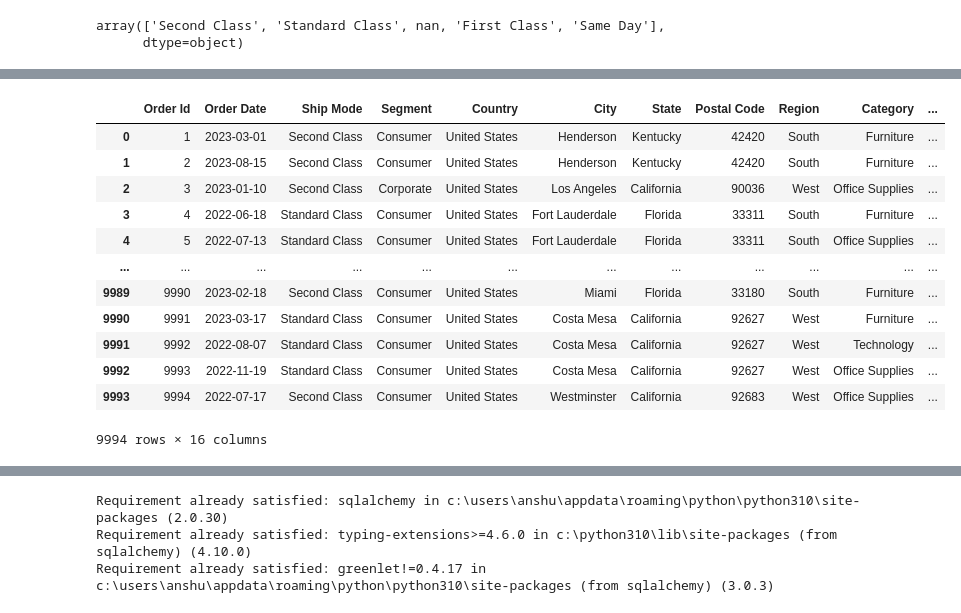
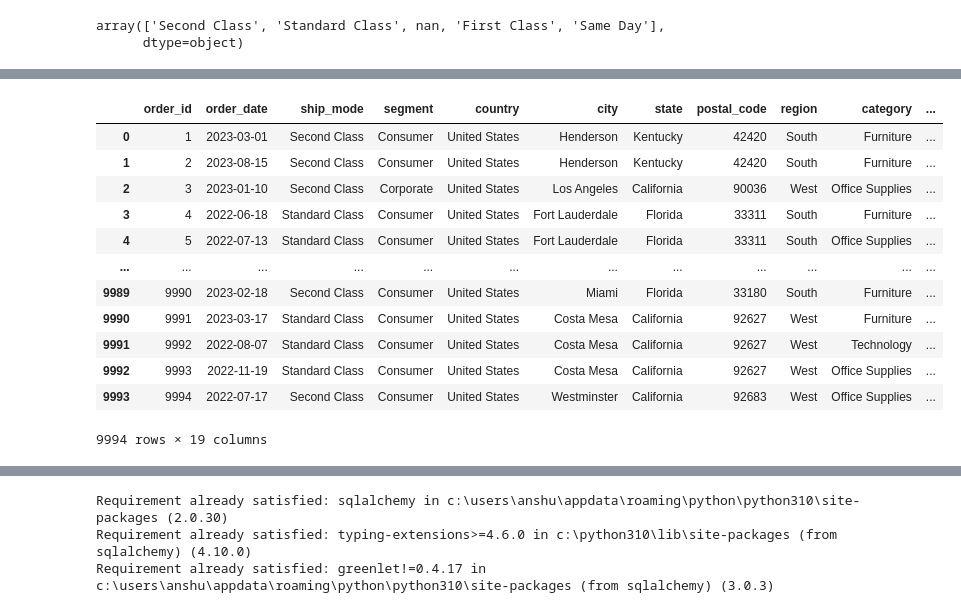
Before and after one commit to iamanshul31/Data_analysis, a Jupyter notebook: Order data analysis.ipynb, the cells around one changed output, grey strips where cells are left out. Cells and saved outputs as stored; diff of their text form; code cells hidden in the pictures.

```diff
--- a/Order data analysis.ipynb
+++ b/Order data analysis.ipynb
@@ -40,7 +40,7 @@ array(['Second Class', 'Standard Class', nan, 'First Class', 'Same Day'],
       dtype=object)
 # %%
 #rename columns name to lowercase and add underscore sign
-#df.columns=df.columns.str.lower()
-#df.columns=df.columns.str.replace(' ','_')
+df.columns=df.columns.str.lower()
+df.columns=df.columns.str.replace(' ','_')
 df.head(5)
 # %% [output]
@@ -52,12 +52,12 @@ df.head(5)
 | 4 | 5 | 2022-07-13 | Standard Class | Consumer | United States | Fort Lauderdale | Florida | 33311 | South | Office Supplies | ... |
 # %%
 #derive new columns discount,profit,sales
-#df['discount']=df['list_price']*df['discount_percent']/100
-#df['sale_price']=df['list_price']-df['discount']
-#df['profit']=df['sale_price']-df['cost_price']
+df['discount']=df['list_price']*df['discount_percent']/100
+df['sale_price']=df['list_price']-df['discount']
+df['profit']=df['sale_price']-df['cost_price']
 df
 # %% [output]
-|  | Order Id | Order Date | Ship Mode | Segment | Country | City | State | Postal Code | Region | Category | ... |
+|  | order_id | order_date | ship_mode | segment | country | city | state | postal_code | region | category | ... |
 | 0 | 1 | 2023-03-01 | Second Class | Consumer | United States | Henderson | Kentucky | 42420 | South | Furniture | ... |
 | 1 | 2 | 2023-08-15 | Second Class | Consumer | United States | Henderson | Kentucky | 42420 | South | Furniture | ... |
 | 2 | 3 | 2023-01-10 | Second Class | Corporate | United States | Los Angeles | California | 90036 | West | Office Supplies | ... |
@@ -69,7 +69,7 @@ df
 | 9991 | 9992 | 2022-08-07 | Standard Class | Consumer | United States | Costa Mesa | California | 92627 | West | Technology | ... |
 | 9992 | 9993 | 2022-11-19 | Standard Class | Consumer | United States | Costa Mesa | California | 92627 | West | Office Supplies | ... |
 | 9993 | 9994 | 2022-07-17 | Second Class | Consumer | United States | Westminster | California | 92683 | West | Office Supplies | ... |
-9994 rows × 16 columns
+9994 rows × 19 columns
 # %%
 #convert order_date from object data type to datetime
 df['order_date']=pd.to_datetime(df.order_date)
```
Also changed, not shown: parts of 4 cells of this notebook.
